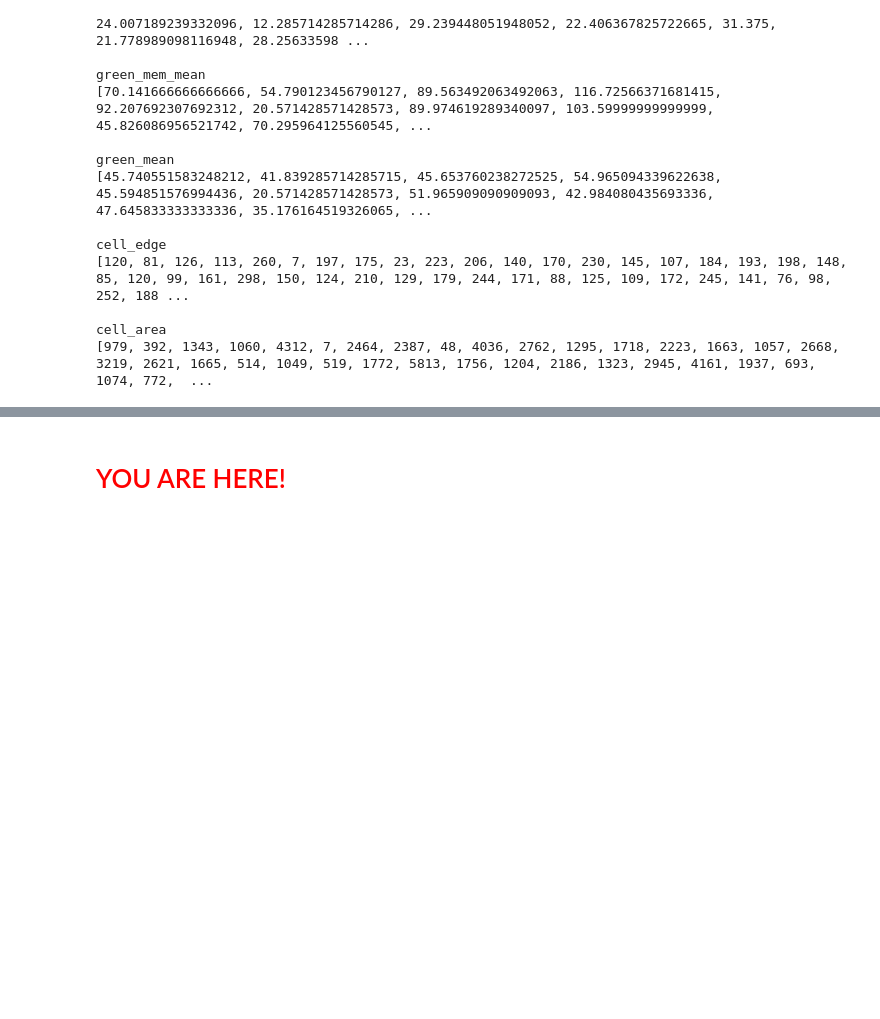
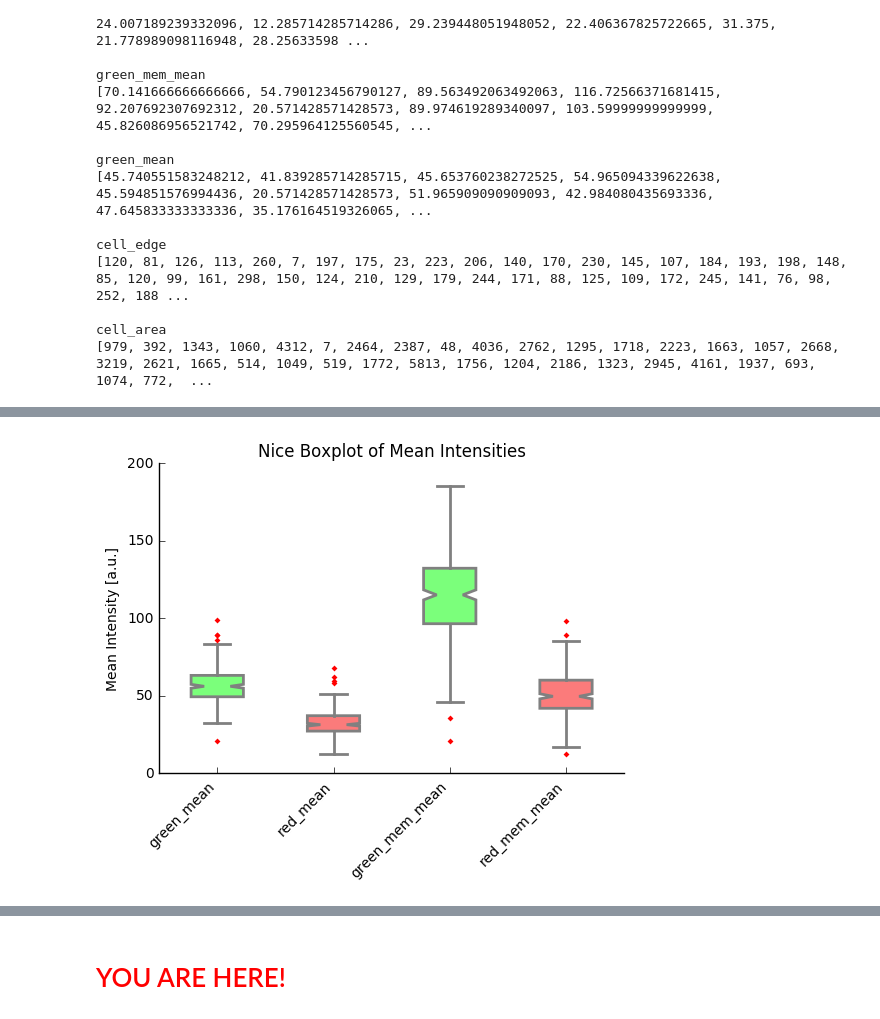
Before and after one commit to tobyhodges/python-workshop-image-processing, a Jupyter notebook: main_tutorial/tutorial_pipeline_solutions.ipynb, the cells around one changed output, grey strips where cells are left out. Drawn from its saved outputs; the diff is of its cells as text; code cells hidden in the pictures; blank space fills up the shorter version.

```diff
--- a/main_tutorial/tutorial_pipeline_solutions.ipynb
+++ b/main_tutorial/tutorial_pipeline_solutions.ipynb
@@ -638,0 +709,47 @@ cell_area
+# %%
+# Nice version
+
+# Get relevant keys
+boxplot_keys = ['green_mean','red_mean','green_mem_mean','red_mem_mean']
+
+# Set fig size and 'get current axis' (gca)
+# Working with the matplotlib axis object gives access to more settings.
+fig = plt.figure(figsize=(6,4))
+ax = fig.gca()
+
+# Create the box plot
+# Include a 'notched' shape at the median and allow the surface to be colored (patch_artist).
+bplot = ax.boxplot([results[key] for key in boxplot_keys],
+                   notch=True,patch_artist=True)
+
+# Set the boxplot surface colors and edge properties
+colors = ['#7BFF7B','#fb7b7b','#7BFF7B','#fb7b7b']  # Use hex colors to freely choose colors
+for patch,color in zip(bplot['boxes'], colors):
+    patch.set_facecolor(color)
+    patch.set_edgecolor('gray')
+    patch.set_linewidth(2)
+
+# Choose colors and styles for whiskers, caps, medians and fliers
+plt.setp(bplot['whiskers'],color='gray',linestyle='-',lw=2)
+plt.setp(bplot['caps'],color='gray',lw=2)
+plt.setp(bplot['medians'],linestyle='none')
+plt.setp(bplot['fliers'],marker='D',markerfacecolor='red',
+         markeredgewidth=0,markersize=3)
+
+# Set rotated xticklabels
+ax.set_xticklabels(boxplot_keys,rotation=45,ha='right')
+
+# Hide the right and top spines and ticks
+ax.spines['right'].set_visible(False)
+ax.spines['top'].set_visible(False)
+ax.yaxis.set_ticks_position('left')
+ax.xaxis.set_ticks_position('bottom')
+
+# Label
+ax.set_title('Nice Boxplot of Mean Intensities')
+ax.set_ylabel('Mean Intensity [a.u.]')
+
+# All done
+plt.show()
+# %% [output]
+[figure, added]
```
Also changed, not shown: parts of 13 cells of this notebook, 1 other file.
